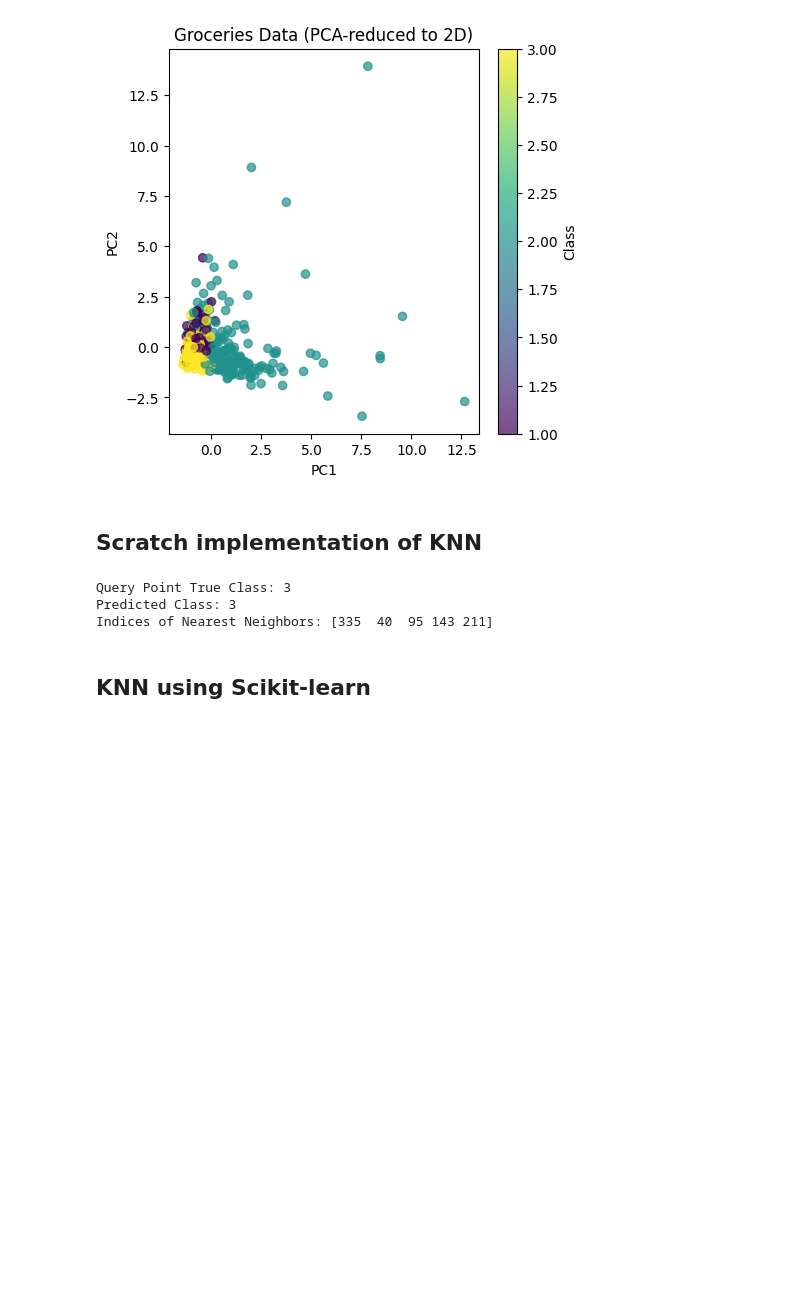
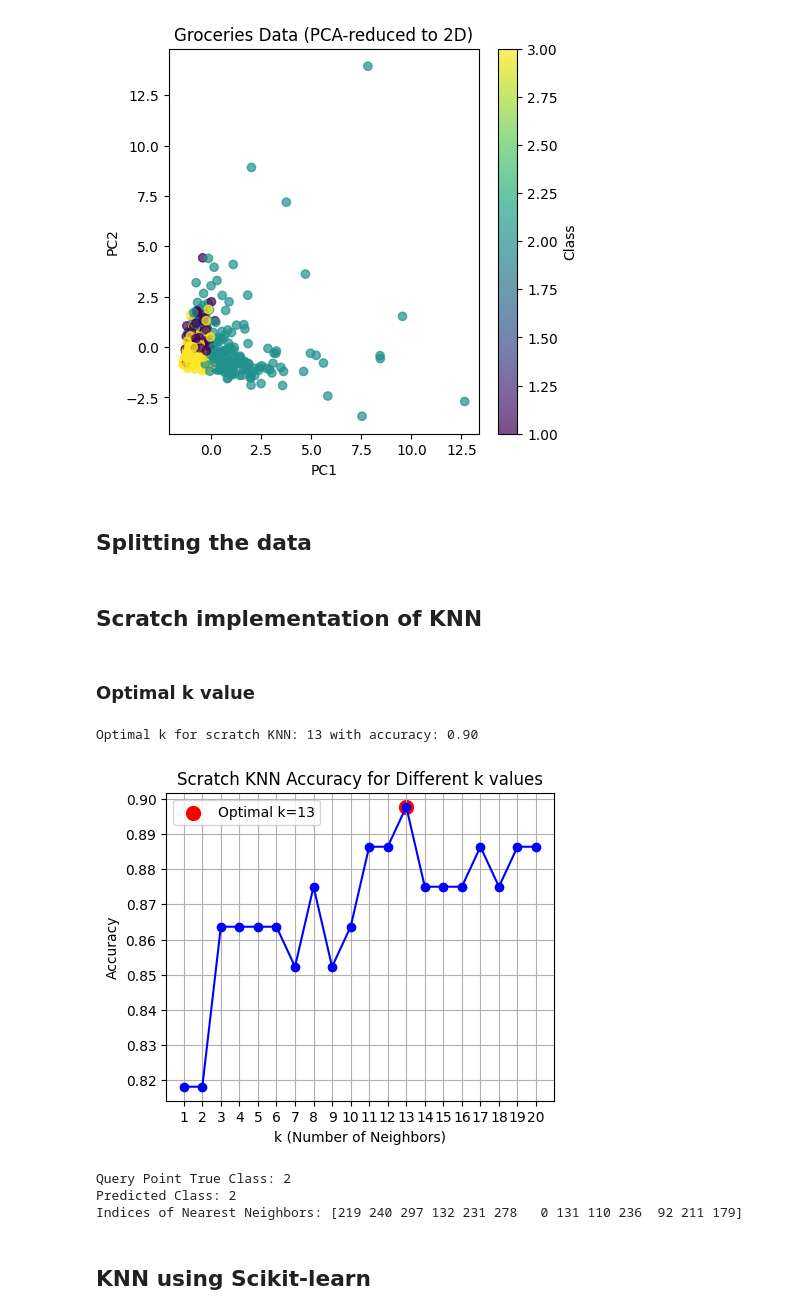
Before and after one commit to pranaviii04/Machine-Learning-Labs, a Jupyter notebook: Knn.ipynb, the cells around one changed output. Drawn from its saved outputs; the diff is of its cells as text; code cells hidden in the pictures; blank space fills up the shorter version.

```diff
--- a/Knn.ipynb
+++ b/Knn.ipynb
@@ -109,3 +109,5 @@ plt.colorbar(scatter, label="Class")
 plt.show()
 # %% [output]
 [figure]
+# %% [markdown]
+## Splitting the data
@@ -135,20 +142,55 @@ def knn_predict(query_point, X_train, y_train, k=5):
     # 4. Majority vote
     most_common = Counter(k_nearest_labels).most_common(1)
     return most_common[0][0], k_indices
+# %% [markdown]
+### Optimal k value
+# %%
+k_range = range(1, 21)
+accuracy_list = []
+
+for k in k_range:
+    correct = 0
+    for i, query_point in enumerate(X_test):
+        pred_class, _ = knn_predict(query_point, X_train, y_train.values, k=k)
+        if pred_class == y_test.values[i]:
+            correct += 1
+    acc = correct / len(y_test)
+    accuracy_list.append(acc)
+
+# Optimal k
+best_k = k_range[accuracy_list.index(max(accuracy_list))]
+print(f"Optimal k for scratch KNN: {best_k} with accuracy: {max(accuracy_list):.2f}")
+
+# Plot accuracy vs k
+plt.figure(figsize=(5,4))
+plt.plot(k_range, accuracy_list, marker='o', color='blue')
+plt.xlabel("k (Number of Neighbors)")
+plt.ylabel("Accuracy")
+plt.title("Scratch KNN Accuracy for Different k values")
+plt.xticks(k_range)
+plt.grid(True)
+
+# Highlight best k
+plt.scatter(best_k, max(accuracy_list), color='red', s=100, label=f"Optimal k={best_k}")
+plt.legend()
+plt.show()
+# %% [output]
+Optimal k for scratch KNN: 13 with accuracy: 0.90
+[figure, added]
 # %%
 # Pick a query point from test set
 query_index = 0
 query_point = X_test[query_index]
 
 # Run KNN
-pred_class, neighbors_idx = knn_predict(query_point, X_train, y_train.values, k=5)
+pred_class, neighbors_idx = knn_predict(query_point, X_train, y_train.values, k=best_k)
 
 print("Query Point True Class:", y_test.iloc[query_index])
 print("Predicted Class:", pred_class)
 print("Indices of Nearest Neighbors:", neighbors_idx)
 # %% [output]
-Query Point True Class: 3
-Predicted Class: 3
-Indices of Nearest Neighbors: [335  40  95 143 211]
+Query Point True Class: 2
+Predicted Class: 2
+Indices of Nearest Neighbors: [219 240 297 132 231 278   0 131 110 236  92 211 179]
 # %% [markdown]
 ## KNN using Scikit-learn
```
Also changed, not shown: parts of 5 cells of this notebook.
